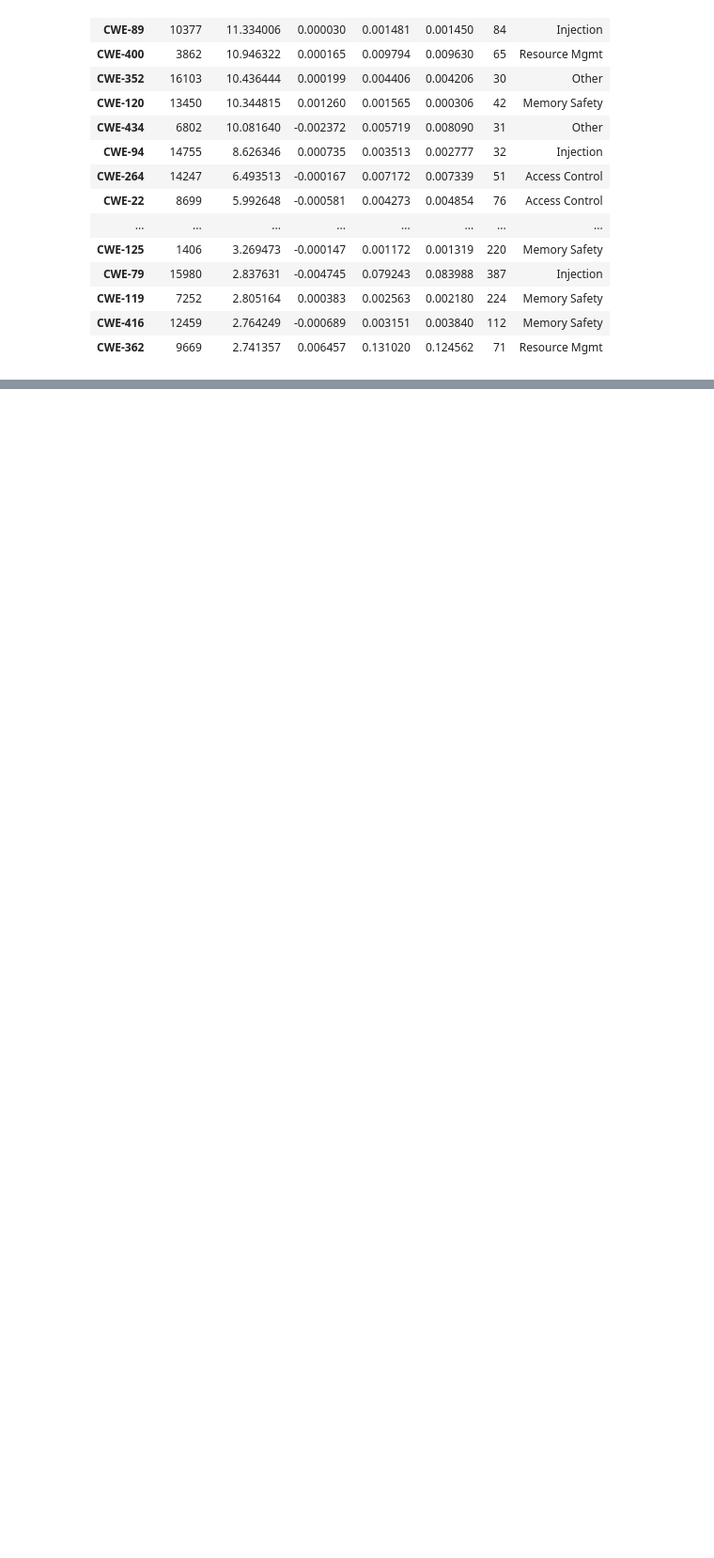
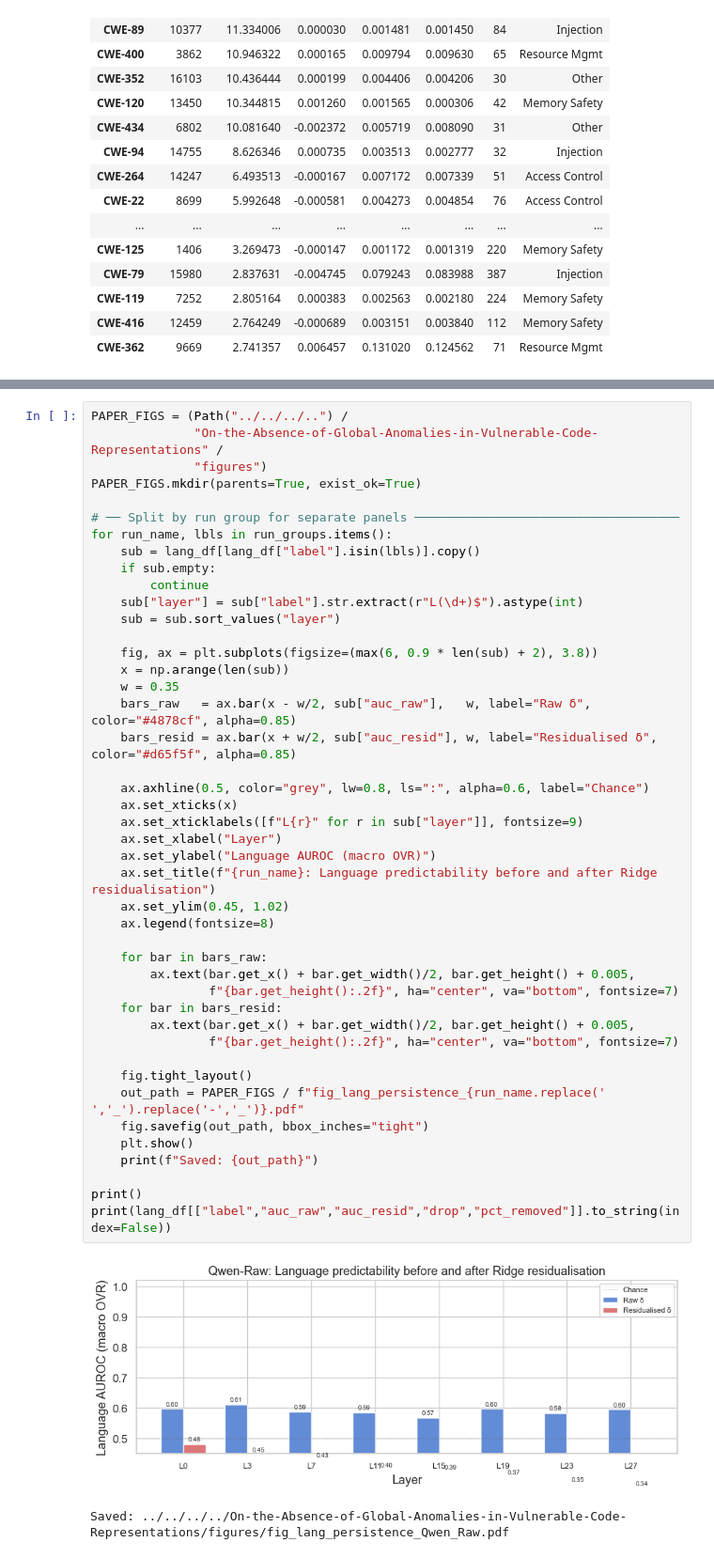
Before and after one commit to rufimelo99/SAE-Java-Bug-Detection, a Jupyter notebook: sae_java_bug/sparse_autoencoders/notebooks/layer_cwe_ablation.ipynb, the cells around one changed output, grey strips where cells are left out. Shown at 94% size. Saved outputs shown, nothing was run; the diff lists cells and outputs as text; blank space fills up the shorter version.

```diff
--- a/sae_java_bug/sparse_autoencoders/notebooks/layer_cwe_ablation.ipynb
+++ b/sae_java_bug/sparse_autoencoders/notebooks/layer_cwe_ablation.ipynb
@@ -987,0 +1087,47 @@ stats_df
+# %%
+PAPER_FIGS = (Path("../../../..") /
+              "On-the-Absence-of-Global-Anomalies-in-Vulnerable-Code-Representations" /
+              "figures")
+PAPER_FIGS.mkdir(parents=True, exist_ok=True)
+
+# ── Split by run group for separate panels ────────────────────────────────────
+for run_name, lbls in run_groups.items():
+    sub = lang_df[lang_df["label"].isin(lbls)].copy()
+    if sub.empty:
+        continue
+    sub["layer"] = sub["label"].str.extract(r"L(\d+)$").astype(int)
+    sub = sub.sort_values("layer")
+
+    fig, ax = plt.subplots(figsize=(max(6, 0.9 * len(sub) + 2), 3.8))
+    x = np.arange(len(sub))
+    w = 0.35
+    bars_raw   = ax.bar(x - w/2, sub["auc_raw"],   w, label="Raw δ",          color="#4878cf", alpha=0.85)
+    bars_resid = ax.bar(x + w/2, sub["auc_resid"], w, label="Residualised δ", color="#d65f5f", alpha=0.85)
+
+    ax.axhline(0.5, color="grey", lw=0.8, ls=":", alpha=0.6, label="Chance")
+    ax.set_xticks(x)
+    ax.set_xticklabels([f"L{r}" for r in sub["layer"]], fontsize=9)
+    ax.set_xlabel("Layer")
+    ax.set_ylabel("Language AUROC (macro OVR)")
+    ax.set_title(f"{run_name}: Language predictability before and after Ridge residualisation")
+    ax.set_ylim(0.45, 1.02)
+    ax.legend(fontsize=8)
+
+    for bar in bars_raw:
+        ax.text(bar.get_x() + bar.get_width()/2, bar.get_height() + 0.005,
+                f"{bar.get_height():.2f}", ha="center", va="bottom", fontsize=7)
+    for bar in bars_resid:
+        ax.text(bar.get_x() + bar.get_width()/2, bar.get_height() + 0.005,
+                f"{bar.get_height():.2f}", ha="center", va="bottom", fontsize=7)
+
+    fig.tight_layout()
+    out_path = PAPER_FIGS / f"fig_lang_persistence_{run_name.replace(' ','_').replace('-','_')}.pdf"
+    fig.savefig(out_path, bbox_inches="tight")
+    plt.show()
+    print(f"Saved: {out_path}")
+
+print()
+print(lang_df[["label","auc_raw","auc_resid","drop","pct_removed"]].to_string(index=False))
+# %% [output]
+[figure, added]
+Saved: ../../../../On-the-Absence-of-Global-Anomalies-in-Vulnerable-Code-Representations/figures/fig_lang_persistence_Qwen_Raw.pdf
```
Also changed, not shown: parts of 3 cells of this notebook.
